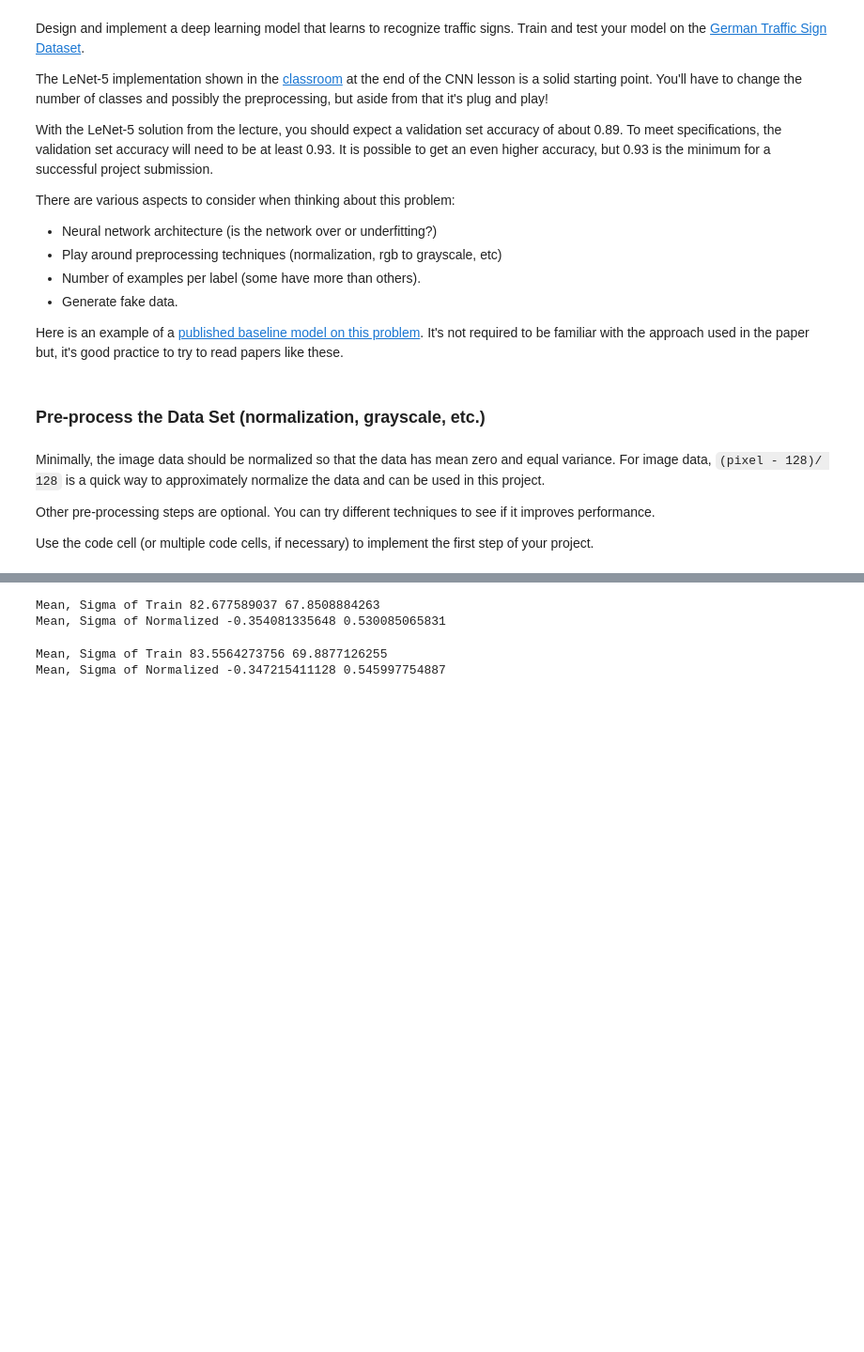
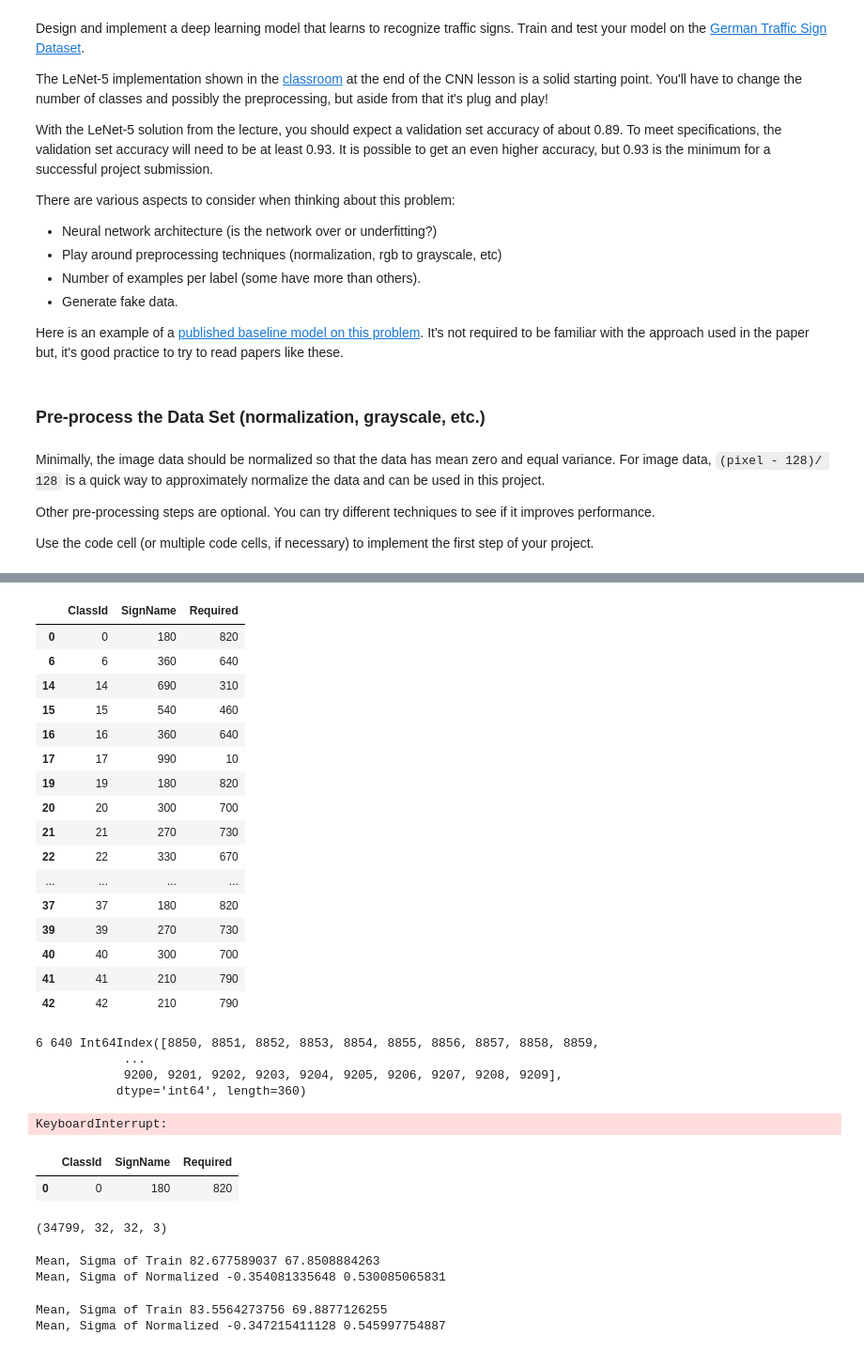
Before and after one commit to samiriff/CarND-Traffic-Sign-Classifier-Project, a Jupyter notebook: Traffic_Sign_Classifier.ipynb, the cells around one changed output, grey strips where cells are left out. Shown at 94% size. Drawn from its saved outputs; the diff is of its cells as text; code cells hidden in the pictures; blank space fills up the shorter version.

Commit message:
Improved data augmentation logic

```diff
--- a/Traffic_Sign_Classifier.ipynb
+++ b/Traffic_Sign_Classifier.ipynb
@@ -257,0 +258,26 @@ ax2.imshow(rotate(X_train[3000], random.randint(-15, 15)))
+# %%
+def find_augmentation_candidates():
+    df = sign_labels_df.merge(train_labels_df, on='ClassId').groupby('ClassId').count().reset_index()
+    return df[df['SignName'] < 1000]
+# %%
+aug_candidates_df = find_augmentation_candidates()
+aug_candidates_df['Required'] = aug_candidates_df['SignName'].apply(lambda x: 1000 - x)
+aug_candidates_df
+# %% [output]
+|  | ClassId | SignName | Required |
+| 0 | 0 | 180 | 820 |
+| 6 | 6 | 360 | 640 |
+| 14 | 14 | 690 | 310 |
+| 15 | 15 | 540 | 460 |
+| 16 | 16 | 360 | 640 |
+| 17 | 17 | 990 | 10 |
+| 19 | 19 | 180 | 820 |
+| 20 | 20 | 300 | 700 |
+| 21 | 21 | 270 | 730 |
+| 22 | 22 | 330 | 670 |
+| ... | ... | ... | ... |
+| 37 | 37 | 180 | 820 |
+| 39 | 39 | 270 | 730 |
+| 40 | 40 | 300 | 700 |
+| 41 | 41 | 210 | 790 |
+| 42 | 42 | 210 | 790 |
@@ -258,3 +294,22 @@ ax2.imshow(rotate(X_train[3000], random.randint(-15, 15)))
+# %%
+candidate_groups = sign_labels_df.merge(train_labels_df, on='ClassId').groupby('ClassId').groups
+candidate_groups_info = aug_candidates_df.iloc[1]
+get_augmented_images(candidate_groups_info['ClassId'], candidate_groups_info['Required'], candidate_groups[candidate_groups_info['ClassId']])
+# %% [output]
+6 640 Int64Index([8850, 8851, 8852, 8853, 8854, 8855, 8856, 8857, 8858, 8859,
+            ...
+            9200, 9201, 9202, 9203, 9204, 9205, 9206, 9207, 9208, 9209],
+           dtype='int64', length=360)
+KeyboardInterrupt:
+# %%
+aug_candidates_df[aug_candidates_df['ClassId'] == 0]
+# %% [output]
+|  | ClassId | SignName | Required |
+| 0 | 0 | 180 | 820 |
+# %%
+X_train.shape
+# %% [output]
+(34799, 32, 32, 3)
 # %%
 def preprocess(x):
     new_x = normalize(x)
```
Also changed, not shown: parts of 4 cells of this notebook.
